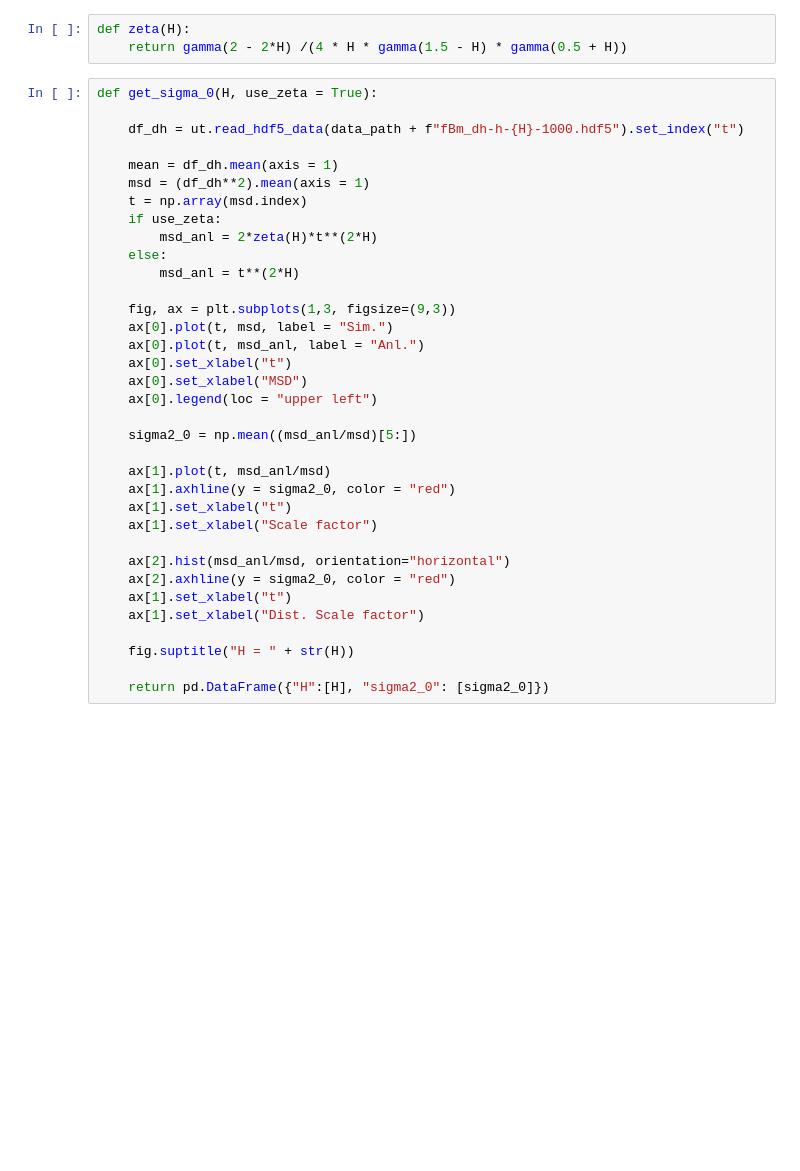
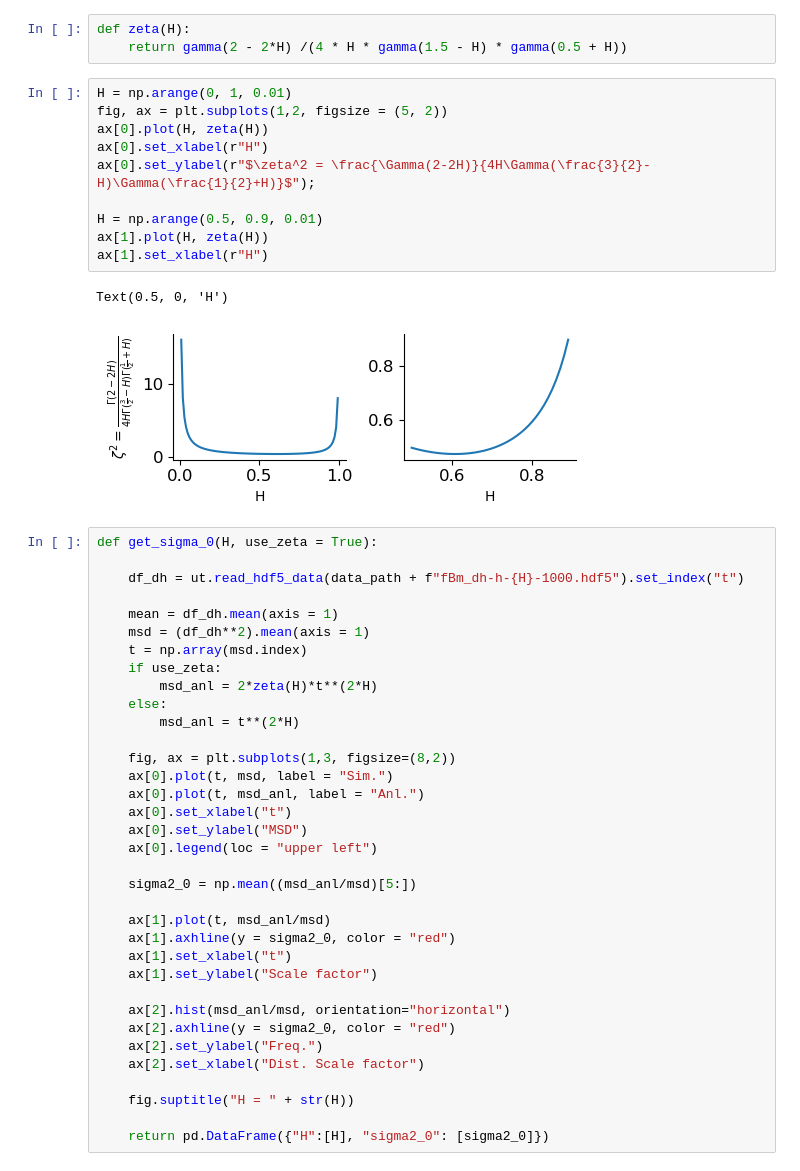
Before and after one commit to davidsantiagoquevedo/fractional-langevin-equations, a Jupyter notebook: analysis/inspect_fBm_trajectories.ipynb, the cells around one changed output. Saved outputs shown, nothing was run; the diff lists cells and outputs as text; blank space fills up the shorter version.

```diff
--- a/analysis/inspect_fBm_trajectories.ipynb
+++ b/analysis/inspect_fBm_trajectories.ipynb
@@ -59,6 +73,19 @@ $$E[B_H^2(t)] = \frac{\sigma_0^2\Gamma(2-2H)}{2H\Gamma(\frac{3}{2}-H)\Gamma(\fra
 # %%
 def zeta(H):
     return gamma(2 - 2*H) /(4 * H * gamma(1.5 - H) * gamma(0.5 + H))
+# %%
+H = np.arange(0, 1, 0.01)
+fig, ax = plt.subplots(1,2, figsize = (5, 2))
+ax[0].plot(H, zeta(H))
+ax[0].set_xlabel(r"H")
+ax[0].set_ylabel(r"$\zeta^2 = \frac{\Gamma(2-2H)}{4H\Gamma(\frac{3}{2}-H)\Gamma(\frac{1}{2}+H)}$");
+
+H = np.arange(0.5, 0.9, 0.01)
+ax[1].plot(H, zeta(H))
+ax[1].set_xlabel(r"H")
+# %% [output]
+Text(0.5, 0, 'H')
+[figure, added]
 # %%
 def get_sigma_0(H, use_zeta = True):
 
@@ -72,11 +99,11 @@ def get_sigma_0(H, use_zeta = True):
     else:
         msd_anl = t**(2*H)
 
-    fig, ax = plt.subplots(1,3, figsize=(9,3))
+    fig, ax = plt.subplots(1,3, figsize=(8,2))
     ax[0].plot(t, msd, label = "Sim.")
     ax[0].plot(t, msd_anl, label = "Anl.")
     ax[0].set_xlabel("t")
-    ax[0].set_xlabel("MSD")
+    ax[0].set_ylabel("MSD")
     ax[0].legend(loc = "upper left")
 
     sigma2_0 = np.mean((msd_anl/msd)[5:])
@@ -84,12 +111,12 @@ def get_sigma_0(H, use_zeta = True):
     ax[1].plot(t, msd_anl/msd)
     ax[1].axhline(y = sigma2_0, color = "red")
     ax[1].set_xlabel("t")
-    ax[1].set_xlabel("Scale factor")
+    ax[1].set_ylabel("Scale factor")
 
     ax[2].hist(msd_anl/msd, orientation="horizontal")
     ax[2].axhline(y = sigma2_0, color = "red")
-    ax[1].set_xlabel("t")
-    ax[1].set_xlabel("Dist. Scale factor")
+    ax[2].set_ylabel("Freq.")
+    ax[2].set_xlabel("Dist. Scale factor")
 
     fig.suptitle("H = " + str(H))
 
```
Also changed, not shown: parts of 15 cells of this notebook, 1 other file.
